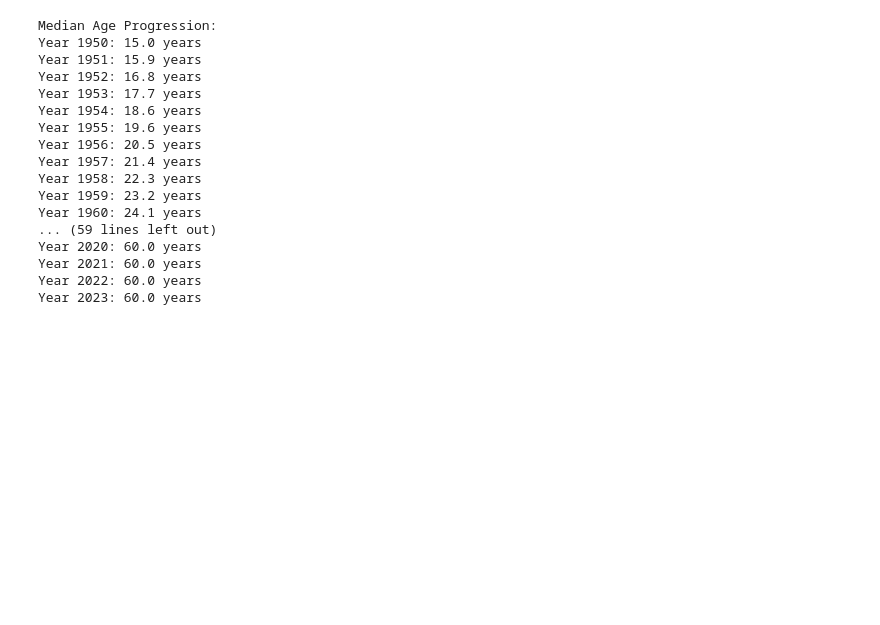
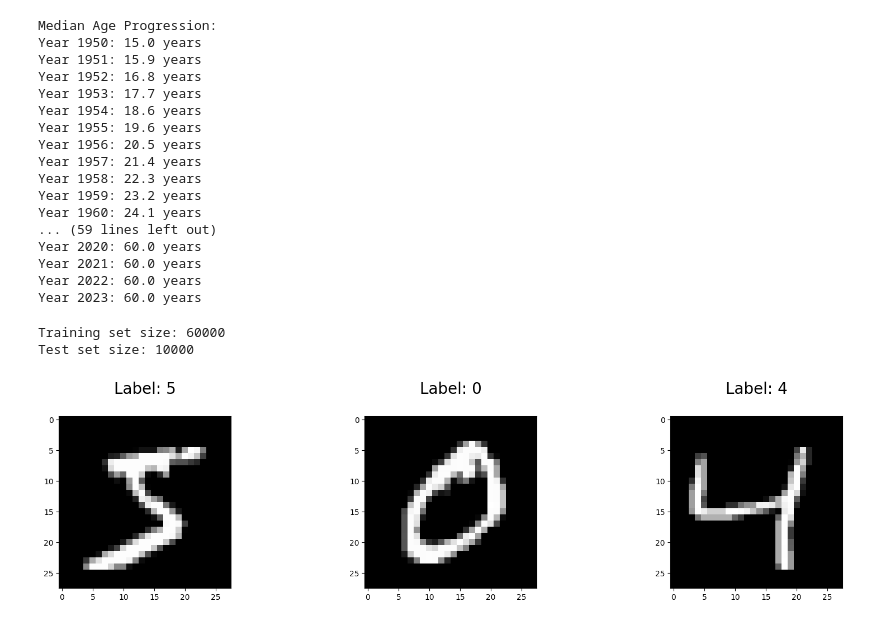
Before and after one commit to maharsh007/country_population, a Jupyter notebook: Experiments.ipynb, the cells around one changed output. Saved outputs shown, nothing was run; the diff lists cells and outputs as text; code cells hidden in the pictures; blank space fills up the shorter version.

```diff
--- a/Experiments.ipynb
+++ b/Experiments.ipynb
@@ -708,3 +708,33 @@ Year 2020: 60.0 years
 Year 2021: 60.0 years
 Year 2022: 60.0 years
 Year 2023: 60.0 years
+# %%
+import matplotlib.pyplot as plt
+import numpy as np
+from sklearn.datasets import fetch_openml
+
+# Load data from https://www.openml.org/d/554
+X, y = fetch_openml("mnist_784", version=1, return_X_y=True, parser="auto")
+
+# Split into train and test
+X_train, X_test = X[:60000], X[60000:]
+y_train, y_test = y[:60000], y[60000:]
+print(f"Training set size: {len(X_train)}")
+print(f"Test set size: {len(X_test)}")
+
+# Convert to numpy arrays and scale for the model
+X_train = np.array(X_train) / 255
+X_test = np.array(X_test) / 255
+y_train = np.array(y_train, dtype=np.int8)
+y_test = np.array(y_test, dtype=np.int8)
+
+# Show the first 3 images
+plt.figure(figsize=(20, 4))
+for index, (image, label) in enumerate(zip(X_train[0:3], y_train[0:3])):
+    plt.subplot(1, 3, index + 1)
+    plt.imshow(np.reshape(image, (28, 28)), cmap=plt.cm.gray)
+    plt.title("Label: %s\n" % label, fontsize=20)
+# %% [output]
+Training set size: 60000
+Test set size: 10000
+[figure, added]
```
Also changed, not shown: parts of 21 cells of this notebook, 1 other file.
